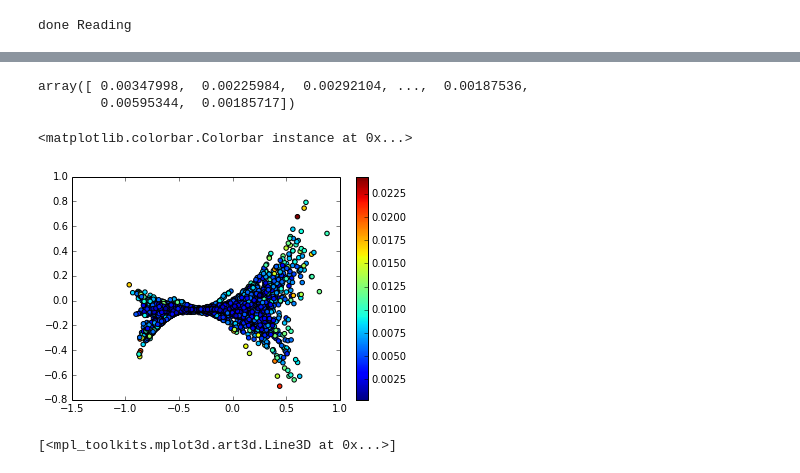
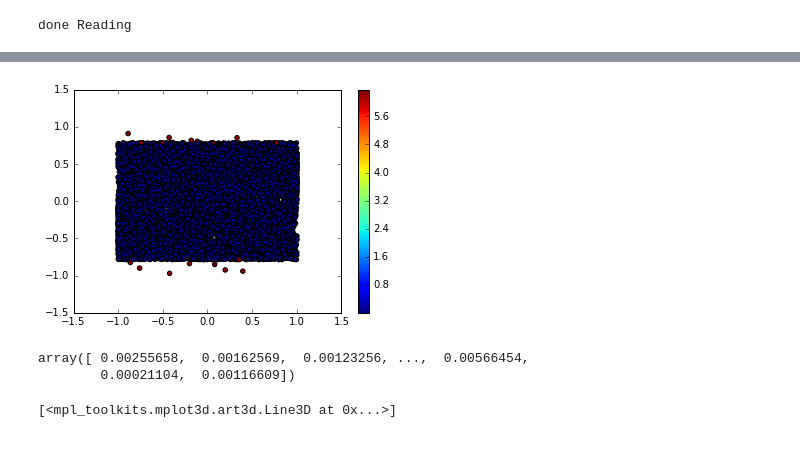
Before and after one commit to gypsytearss/tensegrity_physics, a Jupyter notebook: playing_around.ipynb, the cells around one changed output, grey strips where cells are left out. Cells and saved outputs as stored; diff of their text form; code cells hidden in the pictures.

Commit message:
updates to class structure

```diff
--- a/playing_around.ipynb
+++ b/playing_around.ipynb
@@ -1,13 +1,19 @@
 # %%
 import os
+from mpl_toolkits.mplot3d import Axes3D
+import matplotlib.pyplot as plt
+%matplotlib inline
 %run train_toycar.py
 
 FILEHOME = os.path.abspath(os.path.curdir)
-datapath = FILEHOME + '/../data_output_50Hz.txt'
+datapath = FILEHOME + '/data_output_50Hz_short_small.txt'
 solverpath = FILEHOME + '/toycar_solver.prototxt'
 structurepath = FILEHOME + '/toycar_2fc_hdf5.prototxt'
 deploypath = FILEHOME + '/toycar_2fc_deploy.prototxt'
 weightspath = FILEHOME + '/2fc_iter_20001.caffemodel'
-mlp = Network(datapath, solverpath, structurepath, deploypath, weightspath)
+
+model = Model(datapath)
+mlp = Network(model, solverpath, structurepath, deploypath, weightspath)
+gp = SGPRegression(model)
 # %% [output]
 done Reading
@@ -23,0 +20,2 @@ print pred.shape
+# %%
+gp.train()
@@ -26,5 +26,0 @@ pred_diff = np.sum(np.abs(pred - mlp.test_labels[:10000,:]), axis=1)
-# %%
-pred_diff
-# %% [output]
-array([ 0.00347998,  0.00225984,  0.00292104, ...,  0.00187536,
-        0.00595344,  0.00185717])
@@ -35,7 +27,6 @@ import matplotlib.pyplot as plt
-# %%
-c = plt.scatter(mlp.test_data[:10000,0],mlp.test_data[:10000,1],
-            label=pred_diff, c=pred_diff)
-plt.colorbar(c)
-# %% [output]
-<matplotlib.colorbar.Colorbar instance at 0x...>
-[figure, removed]
+# %%
+gpdata = gp.test_data[:10000, :]
+gplabels = gp.test_labels[:10000, :]
+gppred = gp.test(gpdata)[0]
+
+gppred_diff = np.sum(np.abs(gppred - gplabels), axis=1)
@@ -42,3 +35,12 @@ plt.colorbar(c)
+# %%
+gp.plot2d(data[:, 1], data[:, 2], c=gppred_diff)
+# %% [output]
+[figure, added]
+# %%
+np.square(gppred_diff)
+# %% [output]
+array([ 0.00255658,  0.00162569,  0.00123256, ...,  0.00566454,
+        0.00021104,  0.00116609])
 # %%
 fig = plt.figure()
 ax = plt.subplot(111, projection='3d')
```
Also changed, not shown: parts of 12 cells of this notebook, 5 other files.
